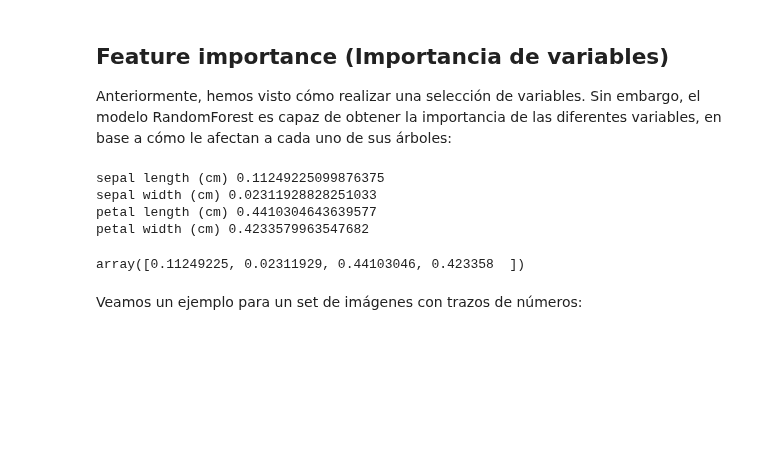
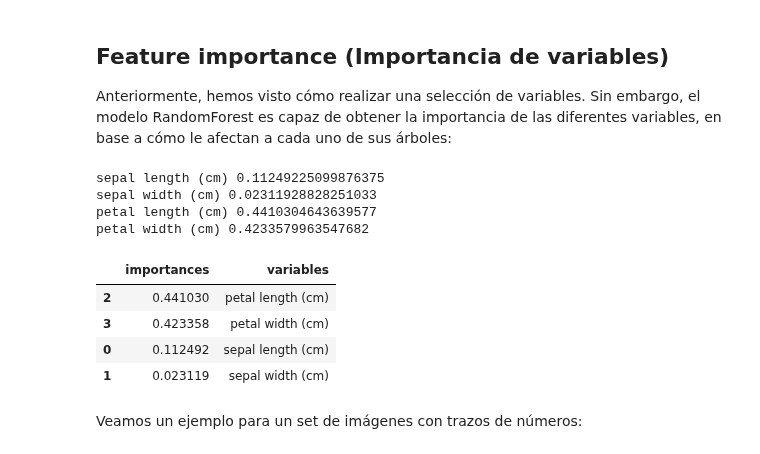
Before and after one commit to franciscocanon-thebridge/bootcamp_thebridge_PTSep20, a Jupyter notebook: Bloque 3 - Machine Learning/01_Supervisado/9-Ensemble/01_Ensemble_Modelos.ipynb, the cells around one changed output. Cells and saved outputs as stored; diff of their text form; code cells hidden in the pictures; blank space fills up the shorter version.

```diff
--- a/Bloque 3 - Machine Learning/01_Supervisado/9-Ensemble/01_Ensemble_Modelos.ipynb
+++ b/Bloque 3 - Machine Learning/01_Supervisado/9-Ensemble/01_Ensemble_Modelos.ipynb
@@ -324,10 +484,14 @@ sepal length (cm) 0.11249225099876375
 sepal width (cm) 0.02311928828251033
 petal length (cm) 0.4410304643639577
 petal width (cm) 0.4233579963547682
-# %%
-rnd_clf.feature_importances_
-# %% [output]
-array([0.11249225, 0.02311929, 0.44103046, 0.423358  ])
+# %%
+pd.DataFrame({'importances': rnd_clf.feature_importances_, 'variables': iris.feature_names}).sort_values(by='importances', ascending=False)
+# %% [output]
+|  | importances | variables |
+| 2 | 0.441030 | petal length (cm) |
+| 3 | 0.423358 | petal width (cm) |
+| 0 | 0.112492 | sepal length (cm) |
+| 1 | 0.023119 | sepal width (cm) |
 # %% [markdown]
 Veamos un ejemplo para un set de imágenes con trazos de números:
 # %%
```
Also changed, not shown: parts of 42 cells of this notebook, 20 other files.
